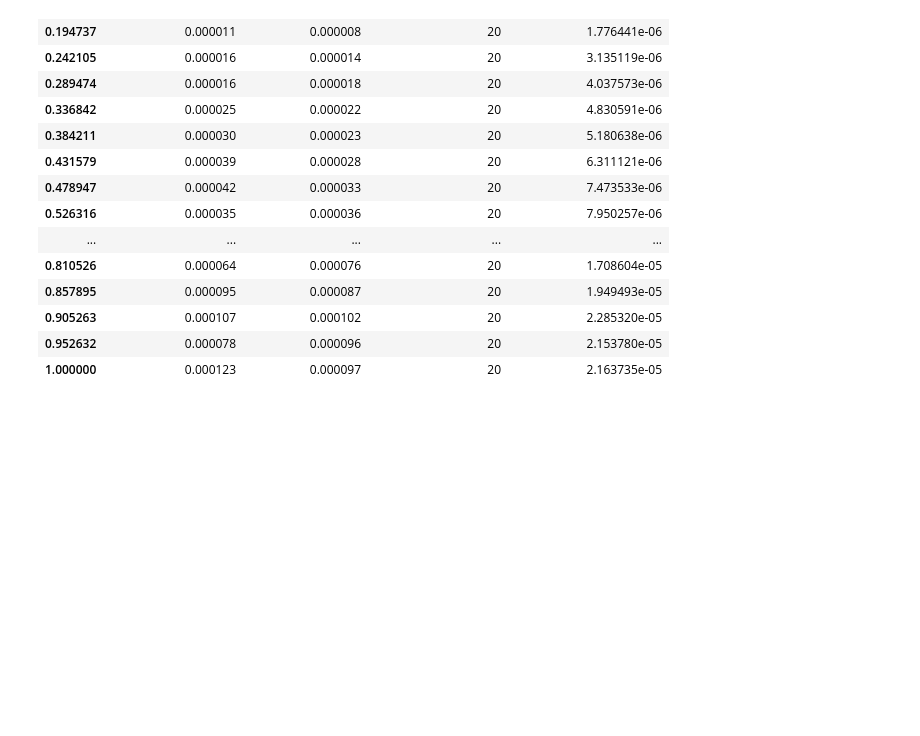
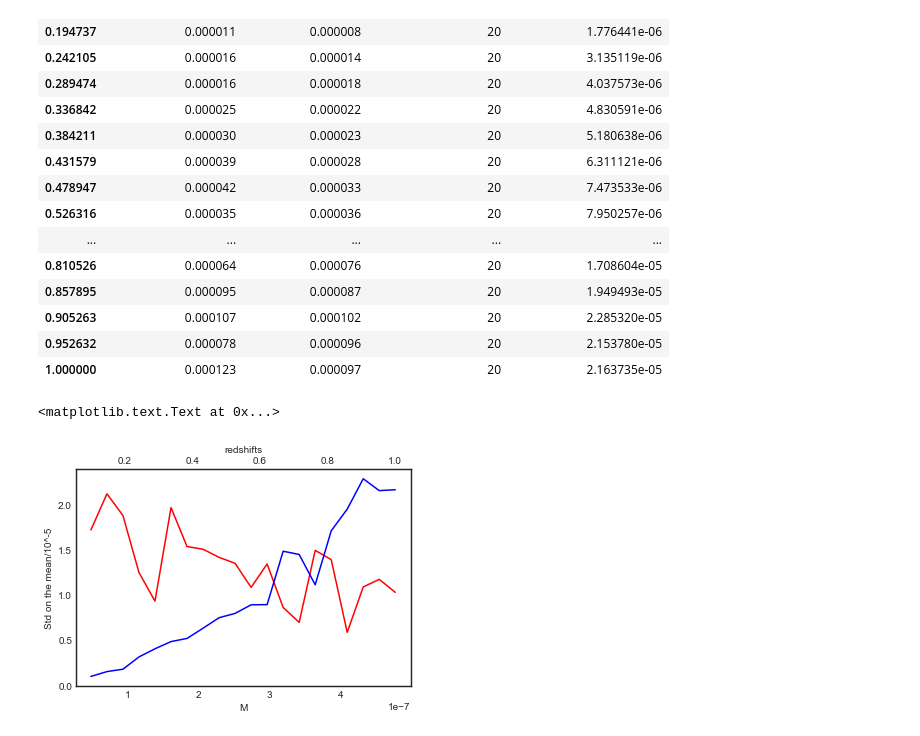
Before and after one commit to lingxz/lightbending, a Jupyter notebook: zlens_M_table.ipynb, the cells around one changed output. Drawn from its saved outputs; the diff is of its cells as text; code cells hidden in the pictures; blank space fills up the shorter version.

```diff
--- a/zlens_M_table.ipynb
+++ b/zlens_M_table.ipynb
@@ -80,10 +85,10 @@ stats
 | 4.550159e-07 | 0.000037 | 0.000052 | 20 | 0.000012 |
 | 4.776410e-07 | 0.000040 | 0.000046 | 20 | 0.000010 |
 # %%
-stats = df[['z_lens', 'percentage_diff']].groupby('z_lens').agg(['mean', 'std', 'count'])
-stats.columns = [' '.join(col).strip() for col in stats.columns.values]
-stats['percentage_diff mean std'] = stats['percentage_diff std']/np.sqrt(stats['percentage_diff count'])
-stats
+stats2 = df[['z_lens', 'percentage_diff']].groupby('z_lens').agg(['mean', 'std', 'count'])
+stats2.columns = [' '.join(col).strip() for col in stats2.columns.values]
+stats2['percentage_diff mean std'] = stats2['percentage_diff std']/np.sqrt(stats2['percentage_diff count'])
+stats2
 # %% [output]
 |  | percentage_diff mean | percentage_diff std | percentage_diff count | percentage_diff mean std |
 | z_lens |  |  |  |  |
@@ -103,3 +108,17 @@ stats
 | 0.905263 | 0.000107 | 0.000102 | 20 | 2.285320e-05 |
 | 0.952632 | 0.000078 | 0.000096 | 20 | 2.153780e-05 |
 | 1.000000 | 0.000123 | 0.000097 | 20 | 2.163735e-05 |
+# %%
+scale = 1e-5
+fig, ax1 = plt.subplots()
+ax1.plot(stats.index, stats['percentage_diff mean std']/scale, 'r')
+ax1.set_xlabel("M")
+ax1.set_ylabel("Std on the mean/10^-5")
+
+ax2 = ax1.twiny()
+ax2.plot(stats2.index, stats2['percentage_diff mean std']/scale, 'b')
+ax2.set_xlabel("redshifts")
+ax2.set_ylabel("Std on the mean/10^-5")
+# %% [output]
+<matplotlib.text.Text at 0x...>
+[figure, added]
```
Also changed, not shown: parts of 2 cells of this notebook, 49 other files.
